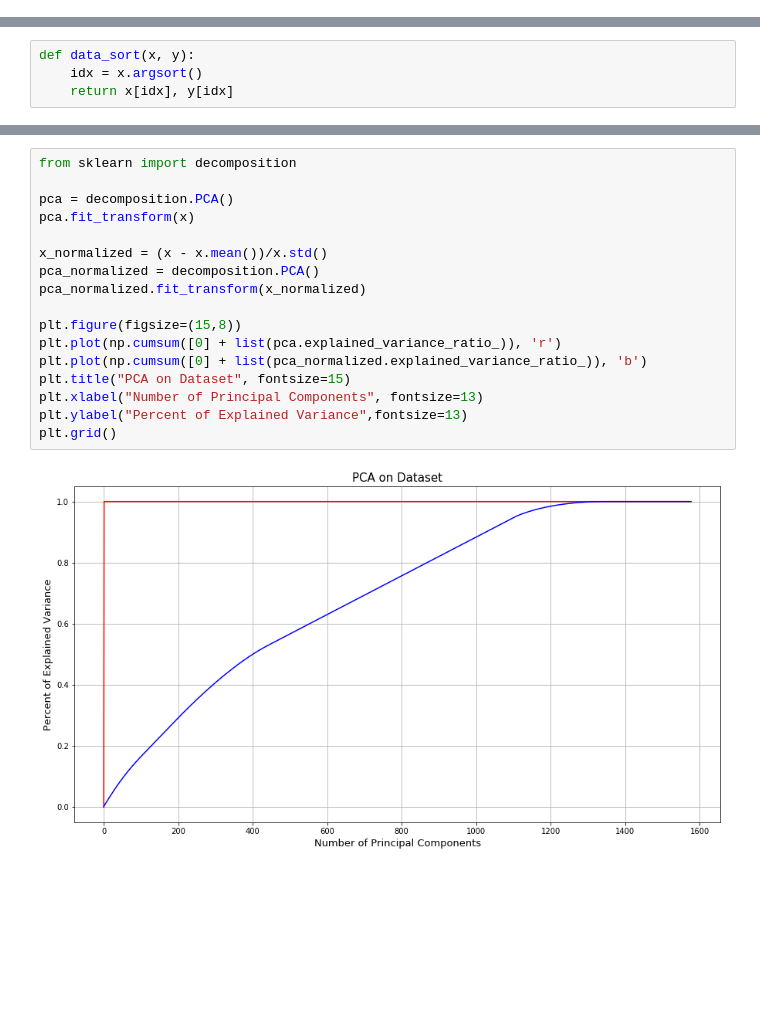
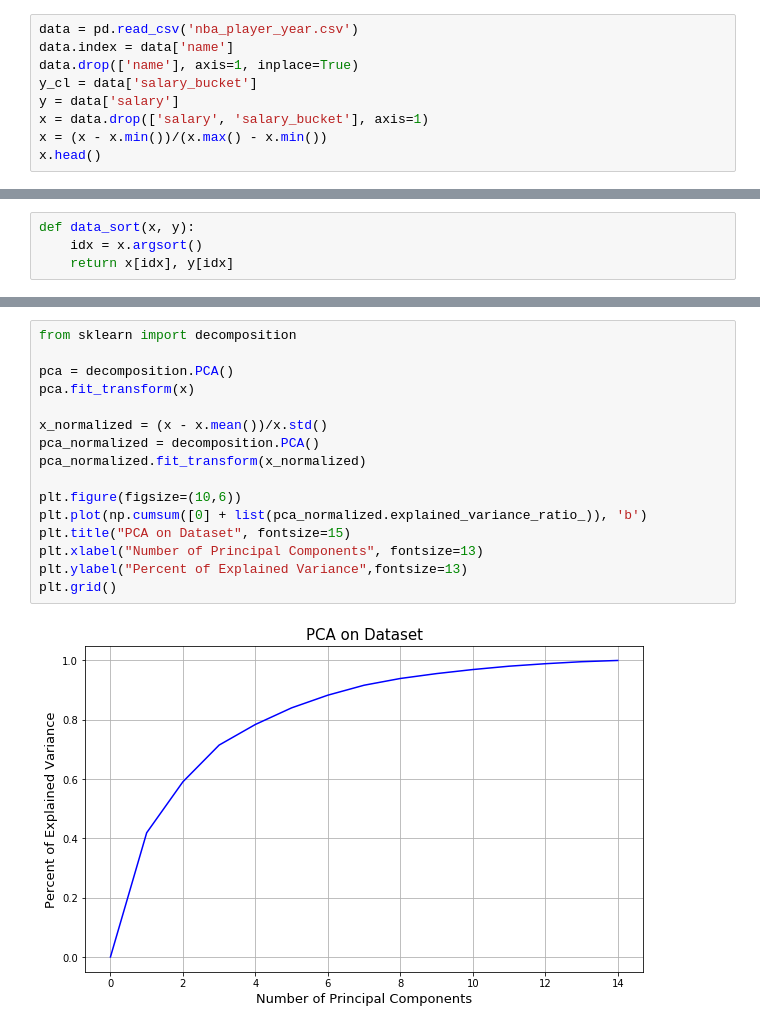
Before and after one commit to peteli3/data-mining-final-project, a Jupyter notebook: Predicting NBA Salaries.ipynb, the cells around one changed output, grey strips where cells are left out. Drawn from its saved outputs; the diff is of its cells as text; blank space fills up the shorter version.

```diff
--- a/Predicting NBA Salaries.ipynb
+++ b/Predicting NBA Salaries.ipynb
@@ -25,0 +19,9 @@ data.head()
+# %%
+data = pd.read_csv('nba_player_year.csv')
+data.index = data['name']
+data.drop(['name'], axis=1, inplace=True)
+y_cl = data['salary_bucket']
+y = data['salary']
+x = data.drop(['salary', 'salary_bucket'], axis=1)
+x = (x - x.min())/(x.max() - x.min())
+x.head()
@@ -113,22 +137,21 @@ def predict(model, sample_size, xTr, yTr, xTe, yTe):
 # %%
 from sklearn import decomposition
 
 pca = decomposition.PCA()
 pca.fit_transform(x)
 
 x_normalized = (x - x.mean())/x.std()
 pca_normalized = decomposition.PCA()
 pca_normalized.fit_transform(x_normalized)
 
-plt.figure(figsize=(15,8))
-plt.plot(np.cumsum([0] + list(pca.explained_variance_ratio_)), 'r')
+plt.figure(figsize=(10,6))
 plt.plot(np.cumsum([0] + list(pca_normalized.explained_variance_ratio_)), 'b')
 plt.title("PCA on Dataset", fontsize=15)
 plt.xlabel("Number of Principal Components", fontsize=13)
 plt.ylabel("Percent of Explained Variance",fontsize=13)
 plt.grid()
 # %% [output]
-[figure, old version]
+[figure, new version]
 # %%
 from sklearn.dummy import DummyClassifier
 from sklearn.ensemble import RandomForestClassifier
```
Also changed, not shown: parts of 18 cells of this notebook.
